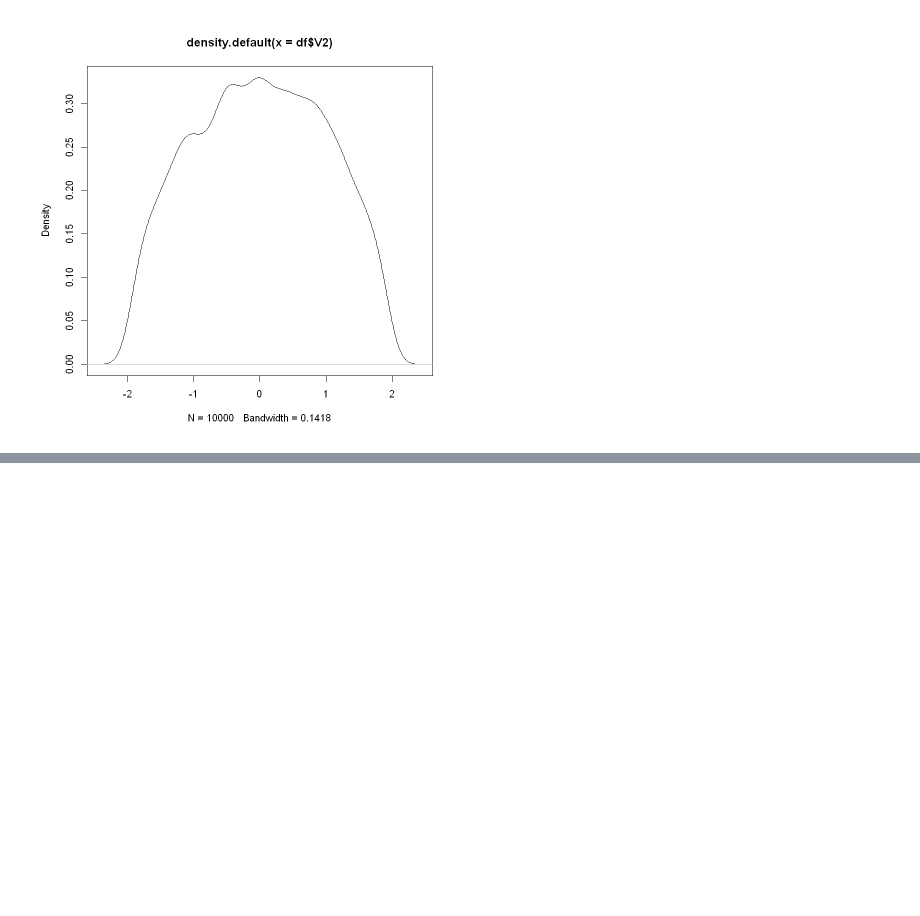
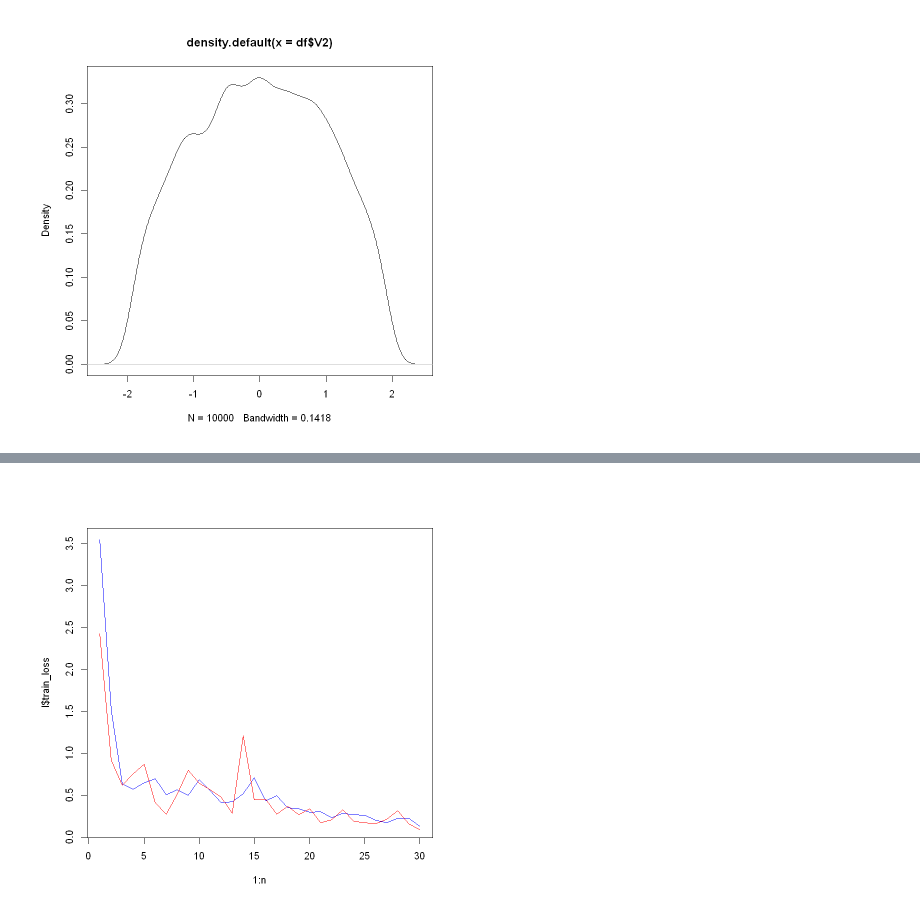
Before and after one commit to jorisptrs/Supervised-Julia, a Jupyter notebook: data-graphing/therwalshit.ipynb, the cells around one changed output, grey strips where cells are left out. Saved outputs shown, nothing was run; the diff lists cells and outputs as text; code cells hidden in the pictures; blank space fills up the shorter version.

Commit message:
Graphs

```diff
--- a/data-graphing/Untitled.ipynb
+++ b/data-graphing/therwalshit.ipynb
@@ -22,0 +17,7 @@ alternative hypothesis: two-sided
+# %%
+l =  read.csv("../regression/cnn/loss.csv", header=TRUE)
+n = length(l$val_loss)
+plot(1:n, l$train_loss, type="l", col="blue")
+lines(1:n, l$val_loss, col="red")
+# %% [output]
+[figure, added]
```
Also changed, not shown: parts of 3 cells of this notebook, 7 other files.
